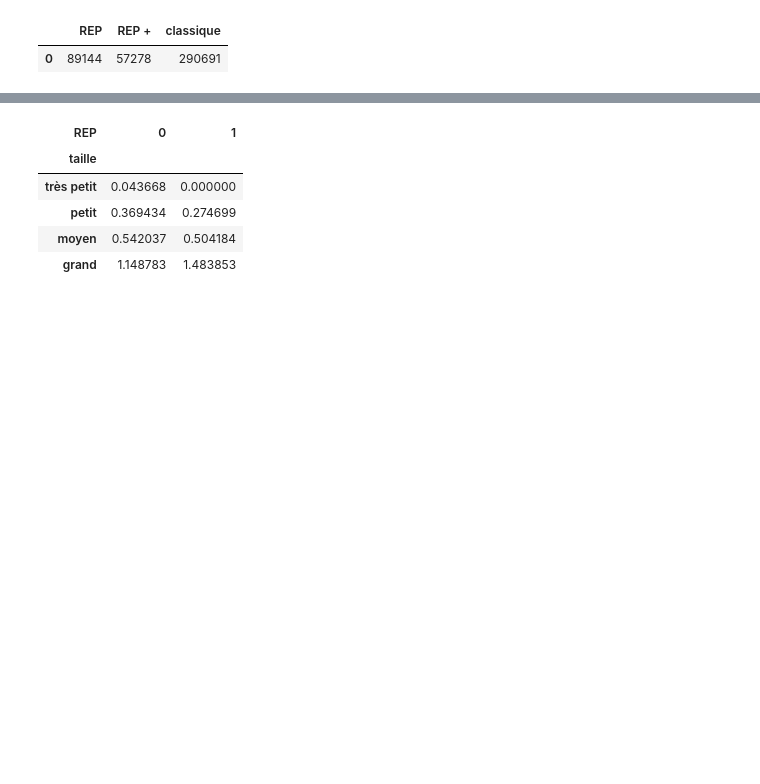
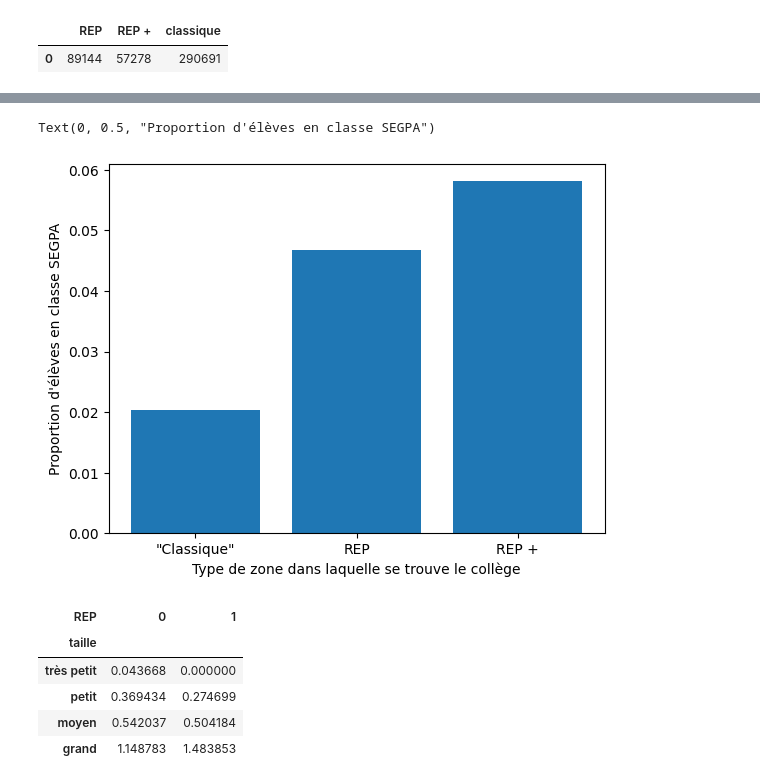
Before and after one commit to margotlafond/projet-info, a Jupyter notebook: analyse_data1.ipynb, the cells around one changed output, grey strips where cells are left out. Cells and saved outputs as stored; diff of their text form; code cells hidden in the pictures; blank space fills up the shorter version.

```diff
--- a/analyse_data1.ipynb
+++ b/analyse_data1.ipynb
@@ -54,3 +66,28 @@ ConversionError: Failed to convert value(s) to axis units: "Nombre d'élèves to
+# %%
+# Cela semble assez peu convaincant : je vouslais voir qu'il y a plus d'élèves en SEGPA dans les
+# zones prioritaires mais avec cette perspective là, ce n'est pas le cas. Je vais donc regarder en proportion car
+# il y a plus d'élèves dans les zones "classiques" que REP / REP +.
+
+total_rep = df.pivot_table(values = "Nombre d'élèves total", index = 'REP', aggfunc = 'sum')
+total_replus = df.pivot_table(values = "Nombre d'élèves total", index = 'REP +', aggfunc = 'sum')
+#display(total_rep)
+#display(total_replus)
+
+elvrep = total_rep.loc[1, "Nombre d'élèves total"]
+elvreplus = total_replus.loc[1, "Nombre d'élèves total"]
+elvclas = total_rep.loc[0, "Nombre d'élèves total"] + total_rep.loc[1, "Nombre d'élèves total"] - (elvrep+elvreplus)
+
+proportion = [clas/elvclas, rep/elvrep, replus/elvreplus]
+
+plt.bar(categories, proportion)
+plt.xlabel('Type de zone dans laquelle se trouve le collège')
+plt.ylabel("Proportion d'élèves en classe SEGPA")
+
+# Là on voit bien que dans les collèges en REP +, il y a plus d'élèves en proportion en SEGPA que dans les collèges en REP et
+# encore plus que dans les "classiques".
+# %% [output]
+Text(0, 0.5, "Proportion d'élèves en classe SEGPA")
+[figure, added]
 # %%
 #création nouvelle colonne Christelle pour pouvoir travailler sur la taille du collège
 
```
Also changed, not shown: parts of 3 cells of this notebook.
